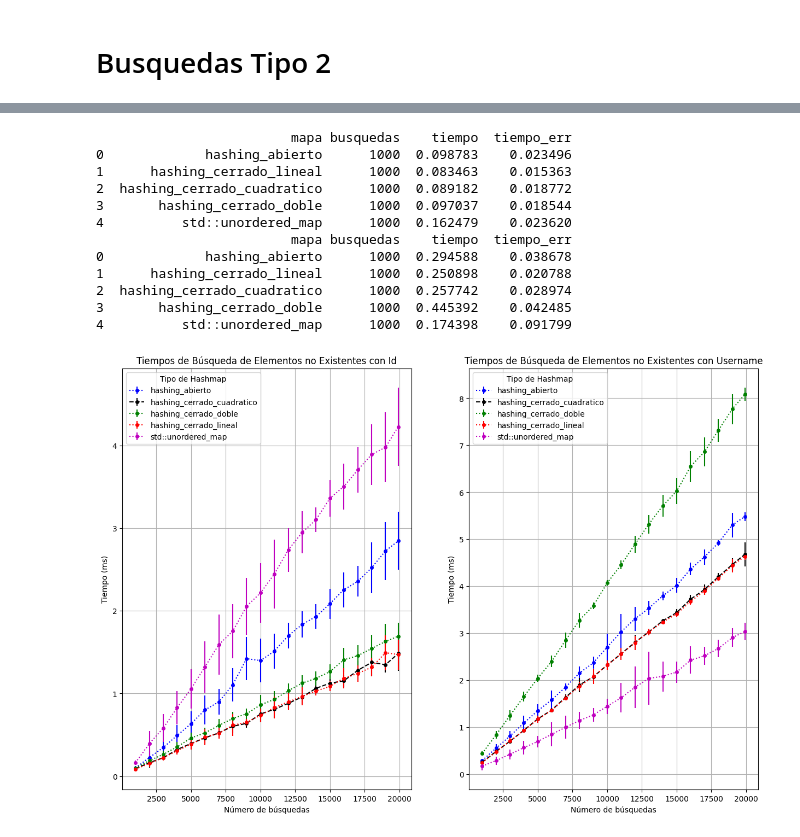
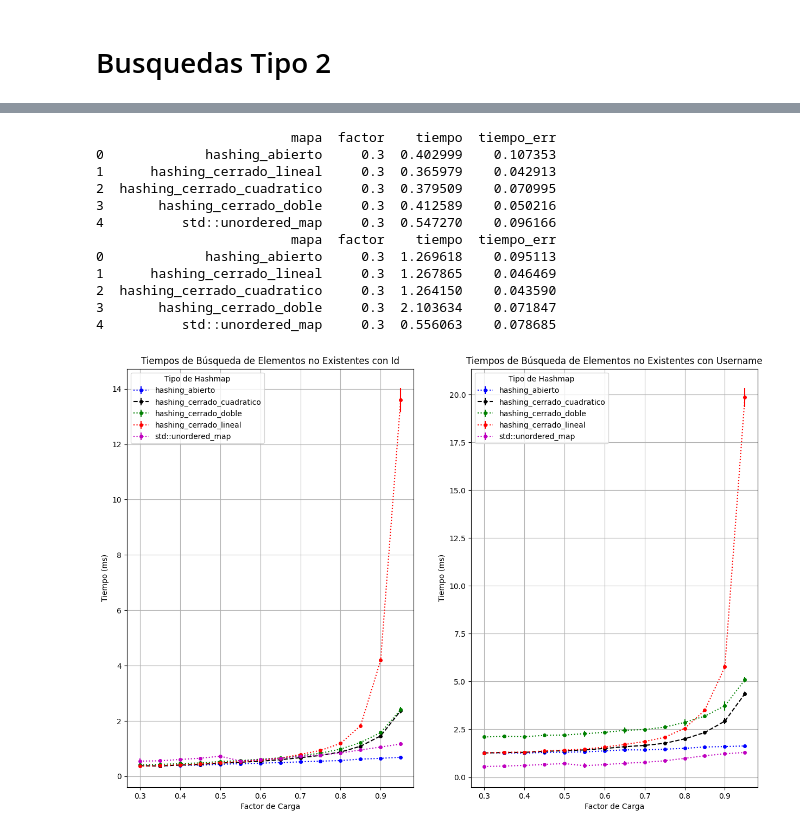
Before and after one commit to Askorin/entregable2, a Jupyter notebook: resultados/graph_results.ipynb, the cells around one changed output, grey strips where cells are left out. Cells and saved outputs as stored; diff of their text form; code cells hidden in the pictures.

```diff
--- a/resultados/graph_results.ipynb
+++ b/resultados/graph_results.ipynb
@@ -114,12 +114,17 @@ print(df_usr.head())
 # %%
-df_id_melted = df_id.melt(id_vars="mapa", var_name="busquedas", value_name="tiempo")
-df_usr_melted = df_usr.melt(id_vars="mapa", var_name="busquedas", value_name="tiempo")
+df_id_melted = df_id.melt(id_vars="mapa", var_name="factor", value_name="tiempo")
+df_usr_melted = df_usr.melt(id_vars="mapa", var_name="factor", value_name="tiempo")
 df_id_melted["tiempo_err"] = df_dv_id.melt(id_vars="mapa", var_name="dv_busquedas", value_name="tiempo_err")["tiempo_err"]
 df_usr_melted["tiempo_err"] = df_dv_usr.melt(id_vars="mapa", var_name="dv_busquedas", value_name="tiempo_err")["tiempo_err"]
 
+
+
+df_id_melted["factor"] = df_id_melted["factor"].astype(float)
+df_usr_melted["factor"] = df_usr_melted["factor"].astype(float)
+
+#df_id_melted = df_id_melted.drop(df_id_melted[df_id_melted["busquedas"] > 15000].index)
+#df_usr_melted = df_usr_melted.drop(df_usr_melted[df_usr_melted["busquedas"] > 15000].index)
+
 print(df_id_melted.head())
 print(df_usr_melted.head())
-
-df_id_melted["busquedas"] = df_id_melted["busquedas"].astype(int)
-df_usr_melted["busquedas"] = df_usr_melted["busquedas"].astype(int)
 # %% [output]
@@ -142,18 +147,18 @@ styles = ["dotted", "dashed", "dotted", "dotted", "dotted"]
 colors = ["b", "k", "g", "r", "m"]
 i = 0
 for key, grp in df_id_melted.groupby(["mapa"]):
-    axes[0].errorbar(grp["busquedas"], grp["tiempo"], marker='o', markersize=4, linestyle=styles[i], label=key[0], color=colors[i], yerr=grp["tiempo_err"])
+    axes[0].errorbar(grp["factor"], grp["tiempo"], marker='o', markersize=4, linestyle=styles[i], label=key[0], color=colors[i], yerr=grp["tiempo_err"])
     i += 1
 
 i = 0
 for key, grp in df_usr_melted.groupby(["mapa"]):
-    axes[1].errorbar(grp["busquedas"], grp["tiempo"], marker='o', markersize=4, linestyle=styles[i], label=key[0], color=colors[i],yerr=grp["tiempo_err"])
+    axes[1].errorbar(grp["factor"], grp["tiempo"], marker='o', markersize=4, linestyle=styles[i], label=key[0], color=colors[i],yerr=grp["tiempo_err"])
     i += 1
 
 for ax in axes:
     ax.legend(title="Tipo de Hashmap")
     ax.grid(True)
-    ax.set(ylabel="Tiempo (ms)", xlabel="Número de búsquedas")
+    ax.set(ylabel="Tiempo (ms)", xlabel="Factor de Carga")
 
 axes[0].set(title="Tiempos de Búsqueda de Elementos Existentes con Id")
 axes[1].set(title="Tiempos de Búsqueda de Elementos Existentes con Username")
@@ -193,52 +198,57 @@ print(df_usr.head())
 # %%
-df_id_melted = df_id.melt(id_vars="mapa", var_name="busquedas", value_name="tiempo")
-df_usr_melted = df_usr.melt(id_vars="mapa", var_name="busquedas", value_name="tiempo")
+df_id_melted = df_id.melt(id_vars="mapa", var_name="factor", value_name="tiempo")
+df_usr_melted = df_usr.melt(id_vars="mapa", var_name="factor", value_name="tiempo")
 df_id_melted["tiempo_err"] = df_dv_id.melt(id_vars="mapa", var_name="dv_busquedas", value_name="tiempo_err")["tiempo_err"]
 df_usr_melted["tiempo_err"] = df_dv_usr.melt(id_vars="mapa", var_name="dv_busquedas", value_name="tiempo_err")["tiempo_err"]
 
+
+
+df_id_melted["factor"] = df_id_melted["factor"].astype(float)
+df_usr_melted["factor"] = df_usr_melted["factor"].astype(float)
+
+#df_id_melted = df_id_melted.drop(df_id_melted[df_id_melted["busquedas"] > 15000].index)
+#df_usr_melted = df_usr_melted.drop(df_usr_melted[df_usr_melted["busquedas"] > 15000].index)
+
 print(df_id_melted.head())
 print(df_usr_melted.head())
-
-df_id_melted["busquedas"] = df_id_melted["busquedas"].astype(int)
-df_usr_melted["busquedas"] = df_usr_melted["busquedas"].astype(int)
 # %% [output]
-                         mapa busquedas    tiempo  tiempo_err
-0             hashing_abierto      1000  0.098783    0.023496
-1      hashing_cerrado_lineal      1000  0.083463    0.015363
-2  hashing_cerrado_cuadratico      1000  0.089182    0.018772
-3       hashing_cerrado_doble      1000  0.097037    0.018544
-4          std::unordered_map      1000  0.162479    0.023620
-                         mapa busquedas    tiempo  tiempo_err
-0             hashing_abierto      1000  0.294588    0.038678
-1      hashing_cerrado_lineal      1000  0.250898    0.020788
-2  hashing_cerrado_cuadratico      1000  0.257742    0.028974
-3       hashing_cerrado_doble      1000  0.445392    0.042485
-4          std::unordered_map      1000  0.174398    0.091799
+                         mapa  factor    tiempo  tiempo_err
+0             hashing_abierto     0.3  0.402999    0.107353
+1      hashing_cerrado_lineal     0.3  0.365979    0.042913
+2  hashing_cerrado_cuadratico     0.3  0.379509    0.070995
+3       hashing_cerrado_doble     0.3  0.412589    0.050216
+4          std::unordered_map     0.3  0.547270    0.096166
+                         mapa  factor    tiempo  tiempo_err
+0             hashing_abierto     0.3  1.269618    0.095113
+1      hashing_cerrado_lineal     0.3  1.267865    0.046469
+2  hashing_cerrado_cuadratico     0.3  1.264150    0.043590
+3       hashing_cerrado_doble     0.3  2.103634    0.071847
+4          std::unordered_map     0.3  0.556063    0.078685
 # %%
 fig, axes = plt.subplots(nrows=1, ncols=2, figsize=(15,10))
 
 
 styles = ["dotted", "dashed", "dotted", "dotted", "dotted"]
 colors = ["b", "k", "g", "r", "m"]
 i = 0
 for key, grp in df_id_melted.groupby(["mapa"]):
-    axes[0].errorbar(grp["busquedas"], grp["tiempo"], marker='o', markersize=4, linestyle=styles[i], label=key[0], color=colors[i], yerr=grp["tiempo_err"])
+    axes[0].errorbar(grp["factor"], grp["tiempo"], marker='o', markersize=4, linestyle=styles[i], label=key[0], color=colors[i], yerr=grp["tiempo_err"])
     i += 1
 
 i = 0
 for key, grp in df_usr_melted.groupby(["mapa"]):
-    axes[1].errorbar(grp["busquedas"], grp["tiempo"], marker='o', markersize=4, linestyle=styles[i], label=key[0], color=colors[i], yerr=grp["tiempo_err"])
+    axes[1].errorbar(grp["factor"], grp["tiempo"], marker='o', markersize=4, linestyle=styles[i], label=key[0], color=colors[i], yerr=grp["tiempo_err"])
     i += 1
 
 for ax in axes:
     ax.legend(title="Tipo de Hashmap")
     ax.grid(True)
-    ax.set(ylabel="Tiempo (ms)", xlabel="Número de búsquedas")
+    ax.set(ylabel="Tiempo (ms)", xlabel="Factor de Carga")
 
 axes[0].set(title="Tiempos de Búsqueda de Elementos no Existentes con Id")
 axes[1].set(title="Tiempos de Búsqueda de Elementos no Existentes con Username")
 
 plt.savefig("busquedas_2.png", bbox_inches="tight")
 plt.show()
 # %% [output]
-[figure, old version]
+[figure, new version]
```
Also changed, not shown: parts of 7 cells of this notebook, 9 other files.
